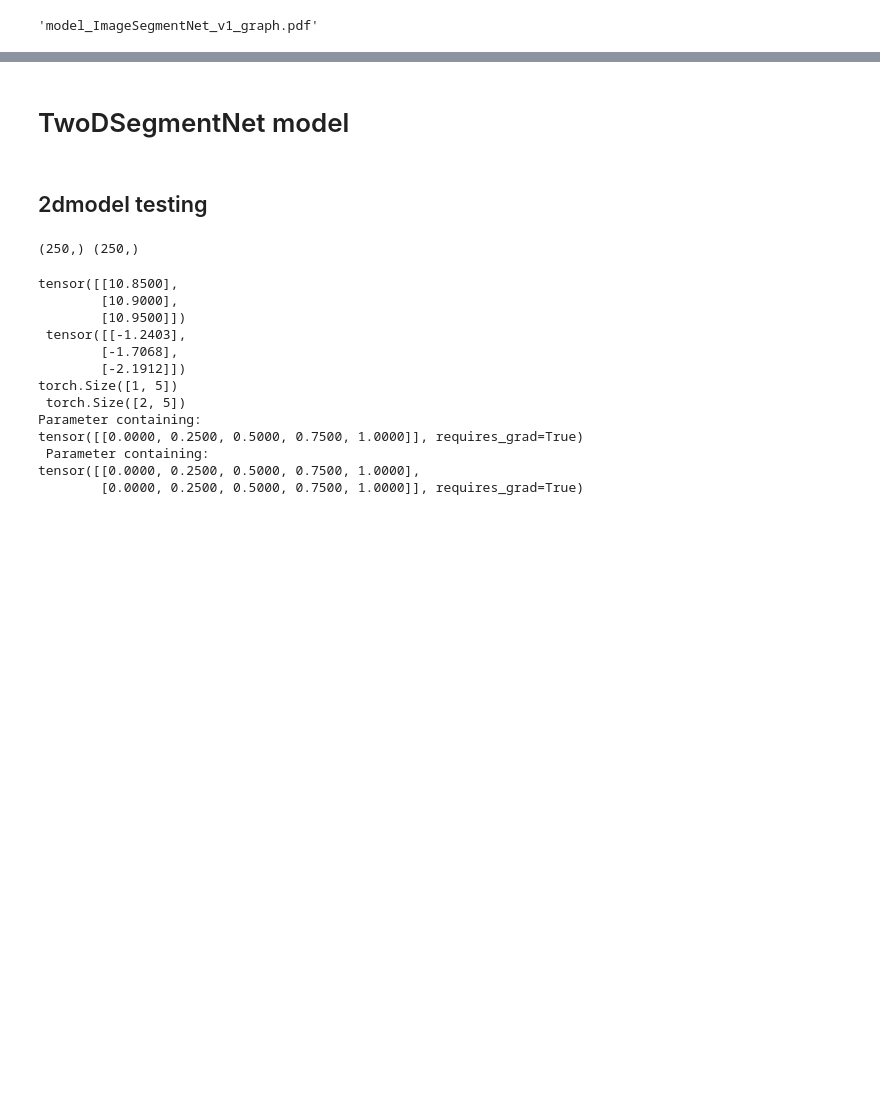
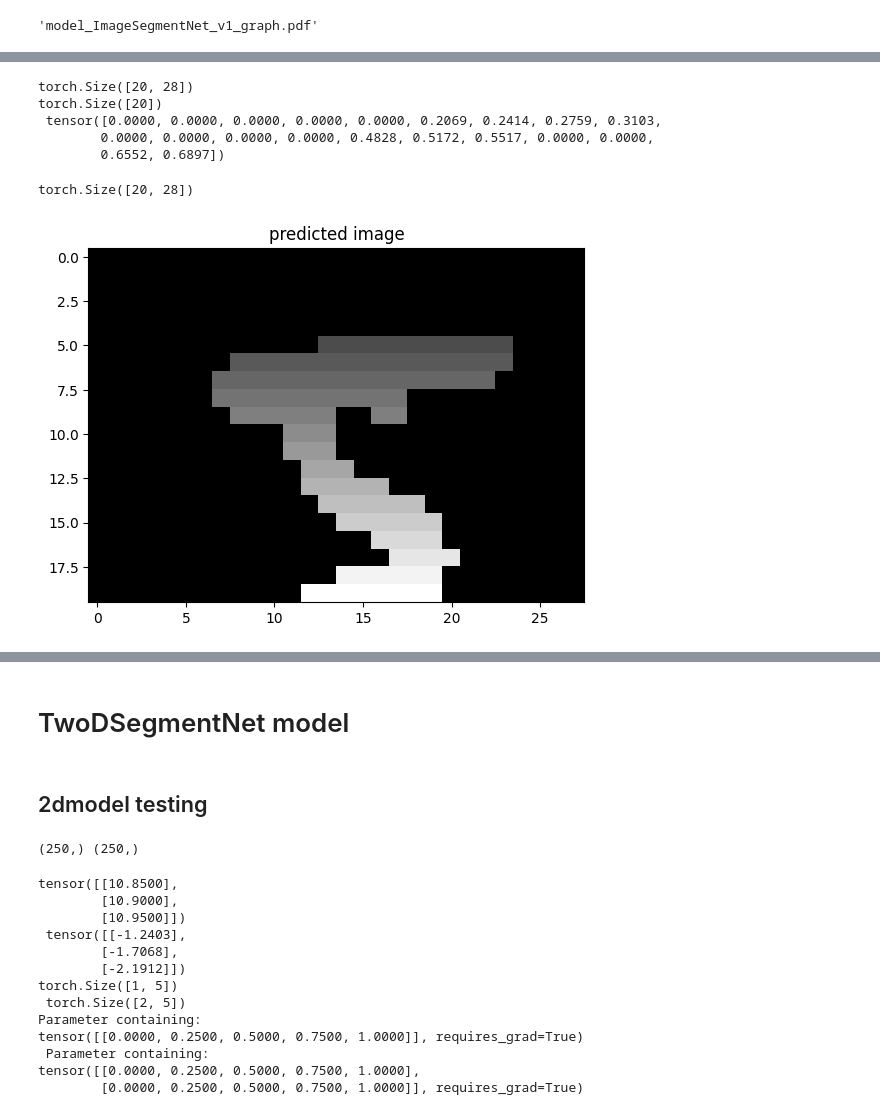
Before and after one commit to sjamthe/customNNexperiments, a Jupyter notebook: 2DSegmentNet-v2.ipynb, the cells around one changed output, grey strips where cells are left out. Cells and saved outputs as stored; diff of their text form; code cells hidden in the pictures; blank space fills up the shorter version.

```diff
--- a/2DSegmentNet-v2.ipynb
+++ b/2DSegmentNet-v2.ipynb
@@ -630,7 +532,7 @@ m = nn.Sigmoid()
 loss = nn.BCELoss()
 
 model = ImageSegmentNet(14,10)
-model.set_image_size(test_image.shape[0], test_image.shape[1])
+model.set_image_size(bw_array.shape[0], bw_array.shape[1])
 
 lr=.01
 optimizer = torch.optim.AdamW(model.parameters(), lr=lr, betas=(0.9, 0.999), eps=1e-8)
@@ -672,0 +567,14 @@ graph.render("model_ImageSegmentNet_v1_graph")
+# %%
+[height, width] = bw_array.shape
+xmax = width + 1
+ymax = height + 1
+maxval = (xmax,ymax)
+x_in = torch.arange(1,xmax)
+y_in = model.y_in #torch.arange(1,ymax)
+# select some spot on image that we can use to test.
+print(bw_array[:,15])
+print(y_in)
+print(y_in.shape)
+y_in = y_in.reshape(height,1)
+print(y_in.shape)
+print(y_in)
@@ -672,0 +599,19 @@ graph.render("model_ImageSegmentNet_v1_graph")
+# %%
+#create position matrix from binary
+y_array = y_in*bw_array
+print(y_array.shape)
+print(y_array[:,15].shape,"\n", y_array[:,15])
+# %% [output]
+torch.Size([20, 28])
+torch.Size([20])
+ tensor([0.0000, 0.0000, 0.0000, 0.0000, 0.0000, 0.2069, 0.2414, 0.2759, 0.3103,
+        0.0000, 0.0000, 0.0000, 0.0000, 0.4828, 0.5172, 0.5517, 0.0000, 0.0000,
+        0.6552, 0.6897])
+# %%
+print(y_array.shape)
+plt.imshow(y_array, cmap='gray')
+plt.title(f"predicted image")
+plt.show()
+# %% [output]
+torch.Size([20, 28])
+[figure, added]
```
Also changed, not shown: parts of 22 cells of this notebook.
